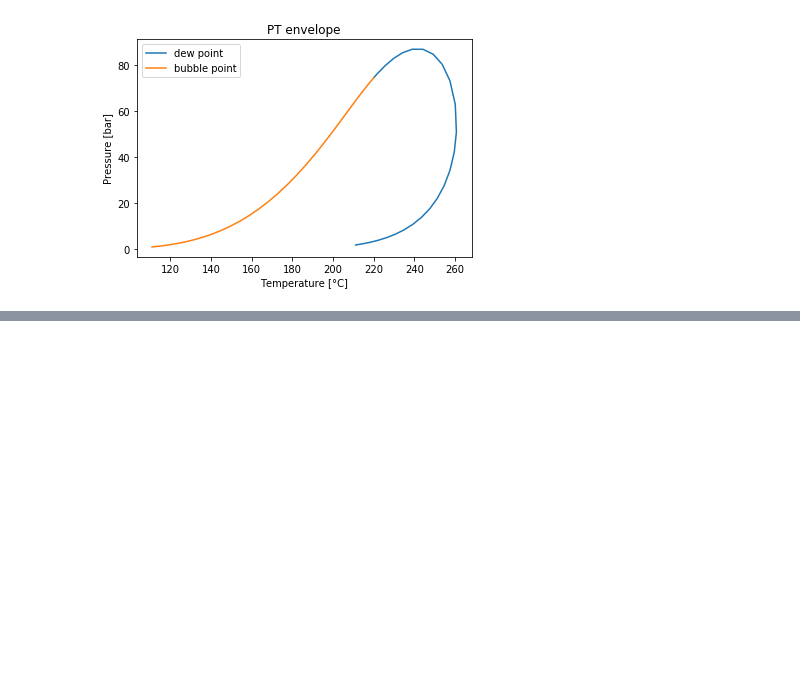
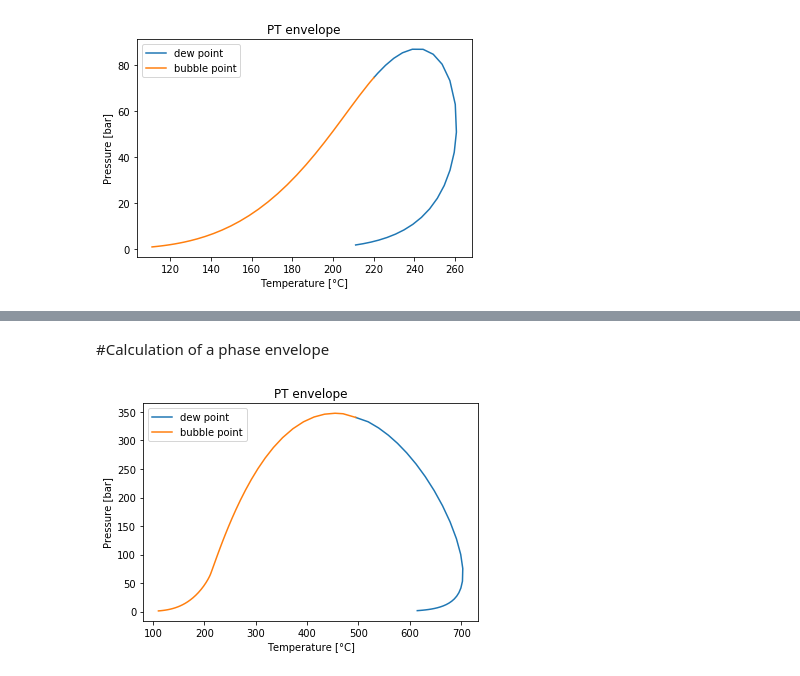
Before and after one commit to equinor/neqsim-python, a Jupyter notebook: jupyter/Thermodynamic excercise 1.ipynb, the cells around one changed output, grey strips where cells are left out. Cells and saved outputs as stored; diff of their text form; code cells hidden in the pictures; blank space fills up the shorter version.

```diff
--- a/jupyter/Thermodynamic excercise 1.ipynb
+++ b/jupyter/Thermodynamic excercise 1.ipynb
@@ -355,0 +396,45 @@ print('power ', compressor1.getPower())
+# %% [markdown]
+#Calculation of a phase envelope
+# %%
+nitrogen = 0.5 #@param {type:"number"}
+CO2 = 2.5 #@param {type:"number"}
+methane = 40.0  #@param {type:"number"}
+ethane = 10.0  #@param {type:"number"}
+propane =  5.0 #@param {type:"number"}
+ibutane =  1.25 #@param {type:"number"}
+nbutane =  1.25 #@param {type:"number"}
+ipentane =  0.25 #@param {type:"number"}
+npentane = 0.25 #@param {type:"number"}
+nhexane =  0.125 #@param {type:"number"}
+C7 =  10.225 #@param {type:"number"}
+C7Molarmass =  210.0 #@param {type:"number"}
+C7Density =  810.2 #@param {type:"number"}
+
+fluid1 = fluid('srk')
+fluid1.addComponent("nitrogen", nitrogen)
+fluid1.addComponent("CO2", CO2)
+fluid1.addComponent("methane", methane)
+fluid1.addComponent("ethane", ethane)
+fluid1.addComponent("propane", propane)
+fluid1.addComponent("i-butane", ibutane)
+fluid1.addComponent("n-butane", nbutane)
+fluid1.addComponent("i-pentane", ipentane)
+fluid1.addComponent("n-pentane", npentane)
+fluid1.addComponent("n-hexane", nhexane)
+fluid1.addPlusFraction("C7", C7, C7Molarmass/1000.0, C7Density/1000.0)
+fluid1.getCharacterization().characterisePlusFraction()
+fluid1.setMixingRule('classic')
+
+thermoOps = neqsim.thermodynamicOperations.ThermodynamicOperations(fluid1)
+thermoOps.calcPTphaseEnvelope()
+
+plt.plot(list(thermoOps.getOperation().get("dewT")),list(thermoOps.getOperation().get("dewP")), label="dew point")
+plt.plot(list(thermoOps.getOperation().get("bubT")),list(thermoOps.getOperation().get("bubP")), label="bubble point")
+plt.title('PT envelope')
+plt.xlabel('Temperature [\u00B0C]')
+plt.ylabel('Pressure [bar]')
+plt.legend()
+plt.show()
+fluid1.display()
+# %% [output]
+[figure, added]
```
Also changed, not shown: parts of 15 cells of this notebook, 6 other files.
